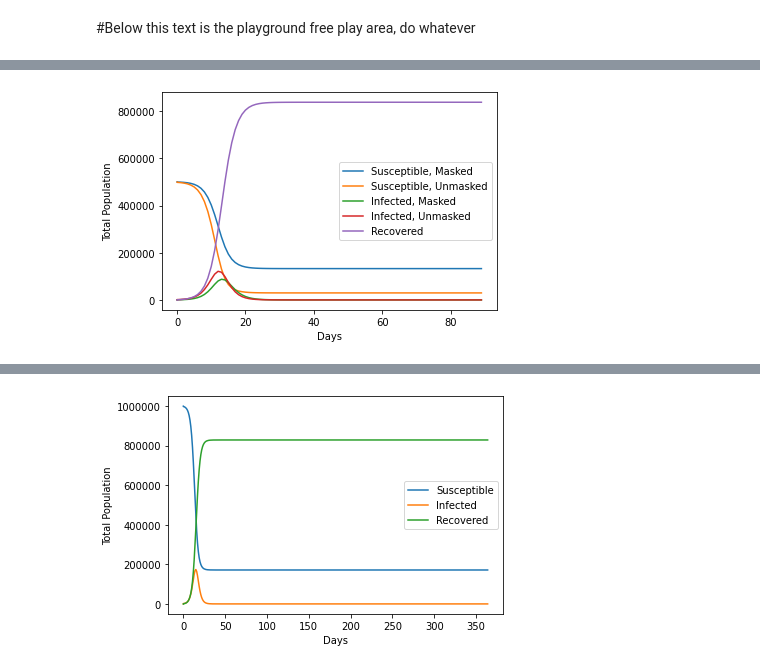
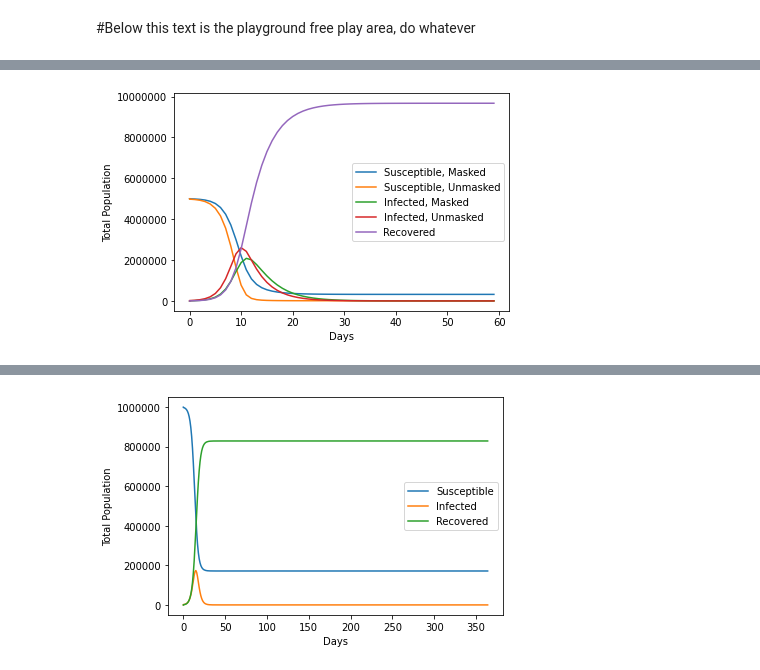
Before and after one commit to talanthier/Math-152, a Jupyter notebook: EpidemiologyG3.ipynb, the cells around one changed output, grey strips where cells are left out. Cells and saved outputs as stored; diff of their text form; code cells hidden in the pictures.

```diff
--- a/EpidemiologyG3.ipynb
+++ b/EpidemiologyG3.ipynb
@@ -178,44 +182,42 @@ import numpy as np
 import matplotlib.pyplot as plt
 % matplotlib inline
 
 def model_disease(t):
   #Declaring initial values of system variables
-  N=1000000 #Total population
-  S_mask=500000 #Mask wearing, susceptible population
-  S_no_mask=499000 #Non mask wearing, susceptible population
+  N=10000000 #Total population
+  S_mask=5000000 #Mask wearing, susceptible population
+  S_no_mask=4990000 #Non mask wearing, susceptible population
   I_mask=0 #Mask wearing, Infected population
-  I_no_mask=1000 #Mask-averse,
-  R=0 #Recovered population (Given equations assume recovered population are no longer susceptible, could be interesting to explore changing that)
-  recovery=.5 #%of sick people recovering daily (denoted gamma)
-  infection=1.5 # amount of people infected per person per day (denoted beta)
-  infection_masked=.5*infection
+  I_no_mask=10000 #Mask-averse,
+  R=0 #Recovered population
+  recovery=.25 #%of sick people recovering daily (denoted gamma)
+  infection=1 # amount of people infected per person per day (denoted beta)
+  infection_masked=.5*infection #assigns amount of masked people infected per day based on a ratio of .5 to base infectivity
   results = np.array([0,S_mask,S_no_mask,I_mask,I_no_mask,R])
 
   for x in range(t): #updating population variables according to equations t times
-    I=I_no_mask+I_mask
+    I=(2*I_no_mask)+(.5*I_mask) #Making a single constant I to represent a weigthed sum of infected populations
     S_mask_plus=S_mask-(infection_masked*I*S_mask/N)
     S_no_mask_plus=S_no_mask-(infection*I*S_no_mask/N)
     I_mask_plus=I_mask+(infection_masked*I*S_mask/N)-(recovery*I_mask)
     I_no_mask_plus=I_no_mask+(infection*I*S_no_mask/N)-(recovery*I_no_mask)
     R+=(recovery*I_mask)+(recovery*I_no_mask) #no temp variable needed
     S_mask=S_mask_plus #temporary variables are updated
     S_no_mask=S_no_mask_plus
     I_mask=I_mask_plus
     I_no_mask=I_no_mask_plus
     results = np.vstack((results,[x,S_mask,S_no_mask,I_mask,I_no_mask,R])) # adds new row to our results array
-  #print("After {} years and {} days, there are:\n {} Susceptible\n {} Infected\n {} Recovered".format(t//365, t%365, S, I, R))
-  #print('SumCheck: {}'.format(S+I+R))
   return results
-data = model_disease(90)
-plt.plot(data[:,0],data[:,1], label = 'Susceptible, Masked')
+data = model_disease(60) #assigns vstack with results for a 60 day model to variable data
+plt.plot(data[:,0],data[:,1], label = 'Susceptible, Masked')#plots all data
 plt.plot(data[:,0],data[:,2], label = 'Susceptible, Unmasked')
 plt.plot(data[:,0],data[:,3], label = 'Infected, Masked')
 plt.plot(data[:,0],data[:,4], label = 'Infected, Unmasked')
 plt.plot(data[:,0],data[:,5], label = 'Recovered')
 plt.legend()
 plt.xlabel('Days')
 plt.ylabel('Total Population')
 plt.ticklabel_format(style='plain')
 plt.show()
 # %% [output]
-[figure, old version]
+[figure, new version]
```
Also changed, not shown: parts of 36 cells of this notebook.
